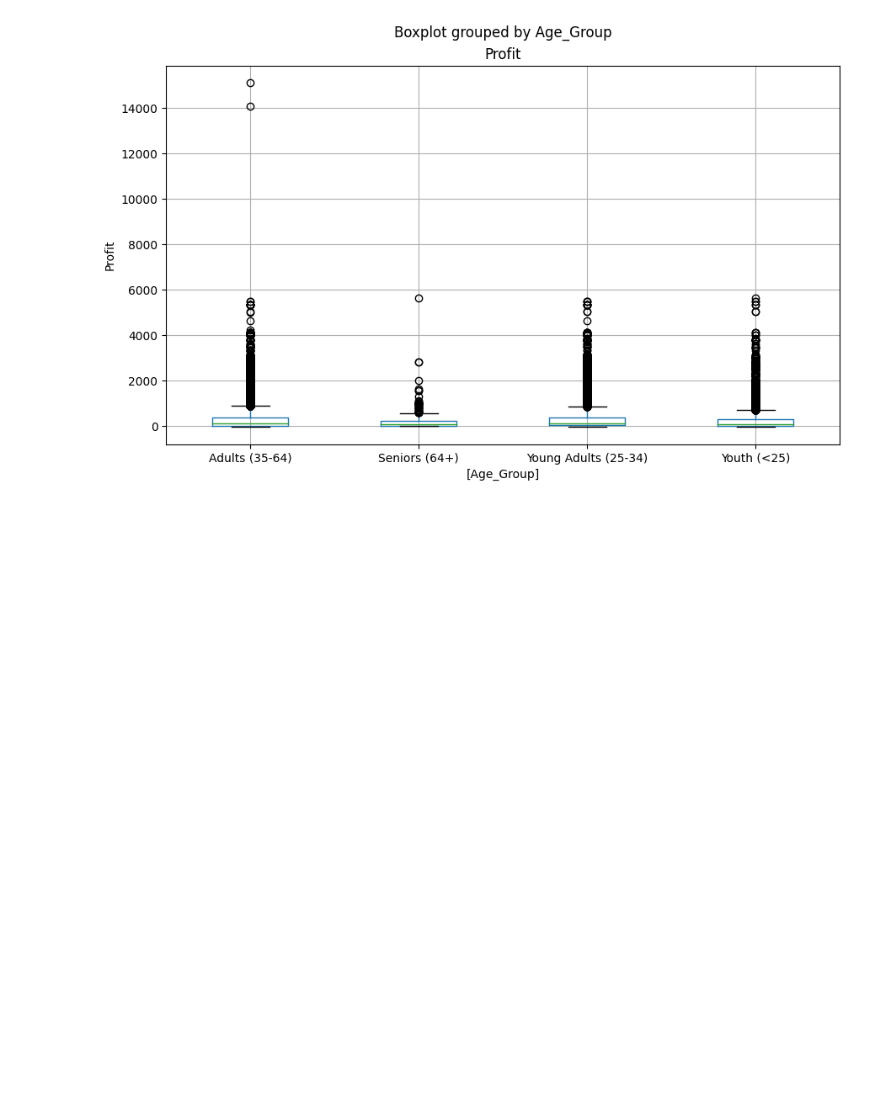
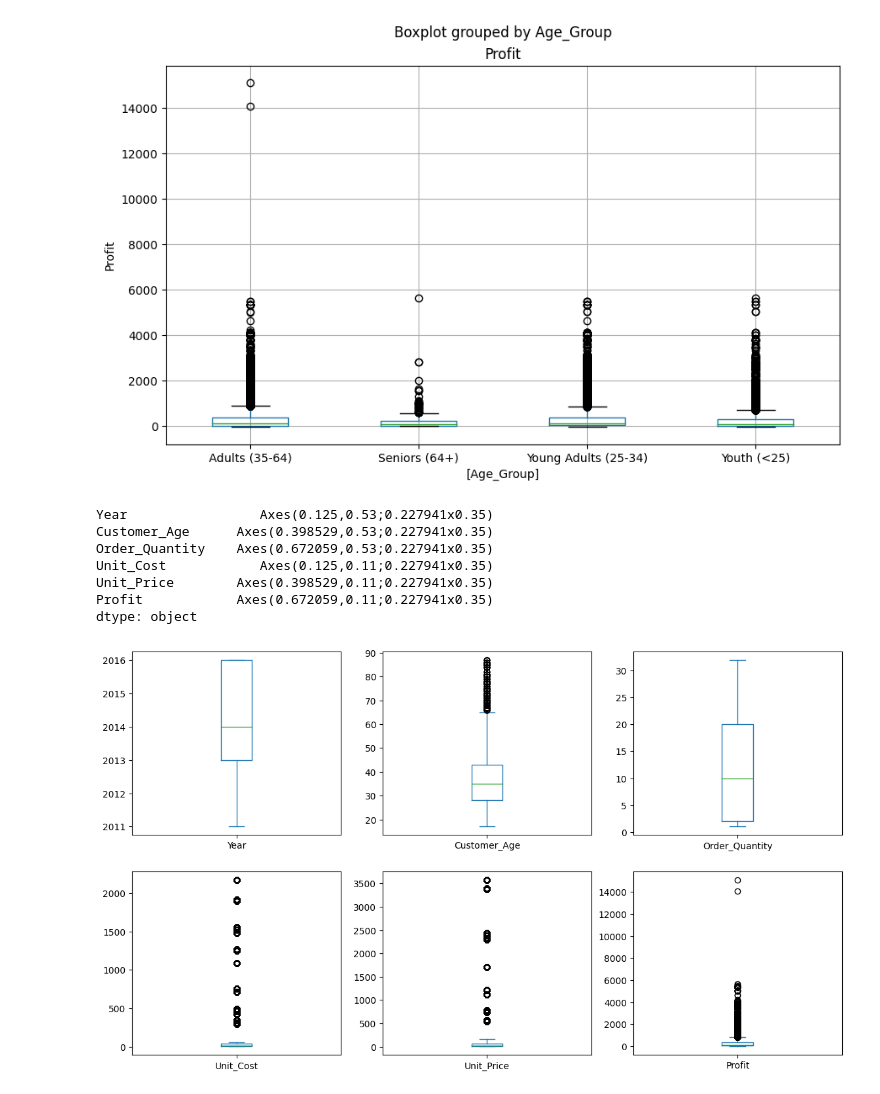
Before and after one commit to EmidioLP/Freecodecamp, a Jupyter notebook: Data_Analysis_with_Python/DataAnalysis_1.ipynb, the cells around one changed output. Cells and saved outputs as stored; diff of their text form; code cells hidden in the pictures; blank space fills up the shorter version.

```diff
--- a/Data_Analysis_with_Python/DataAnalysis_1.ipynb
+++ b/Data_Analysis_with_Python/DataAnalysis_1.ipynb
@@ -155,3 +155,15 @@ ax.set_ylabel("Profit")
 # %% [output]
 Text(0, 0.5, 'Profit')
 [figure]
+# %%
+boxplot_cols = ['Year', 'Customer_Age', 'Order_Quantity', 'Unit_Cost', 'Unit_Price', 'Profit']
+sales[boxplot_cols].plot(kind='box', subplots=True, layout=(2,3), figsize=(14, 8))
+# %% [output]
+Year                 Axes(0.125,0.53;0.227941x0.35)
+Customer_Age      Axes(0.398529,0.53;0.227941x0.35)
+Order_Quantity    Axes(0.672059,0.53;0.227941x0.35)
+Unit_Cost            Axes(0.125,0.11;0.227941x0.35)
+Unit_Price        Axes(0.398529,0.11;0.227941x0.35)
+Profit            Axes(0.672059,0.11;0.227941x0.35)
+dtype: object
+[figure, added]
```
